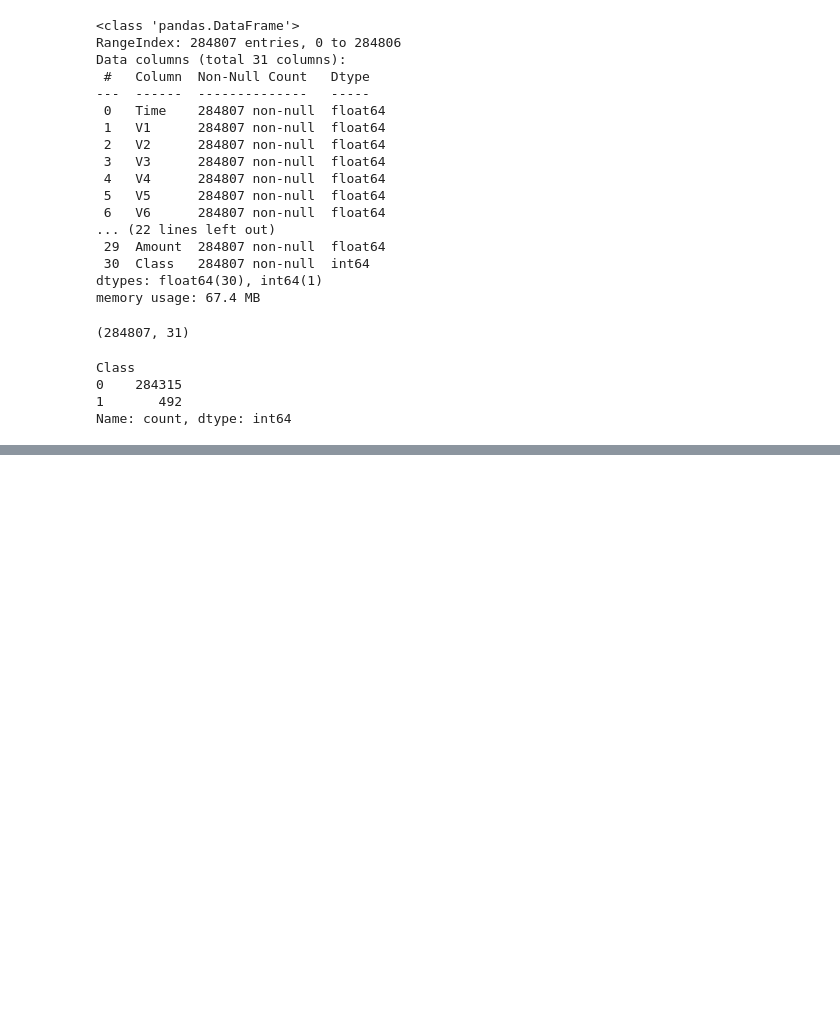
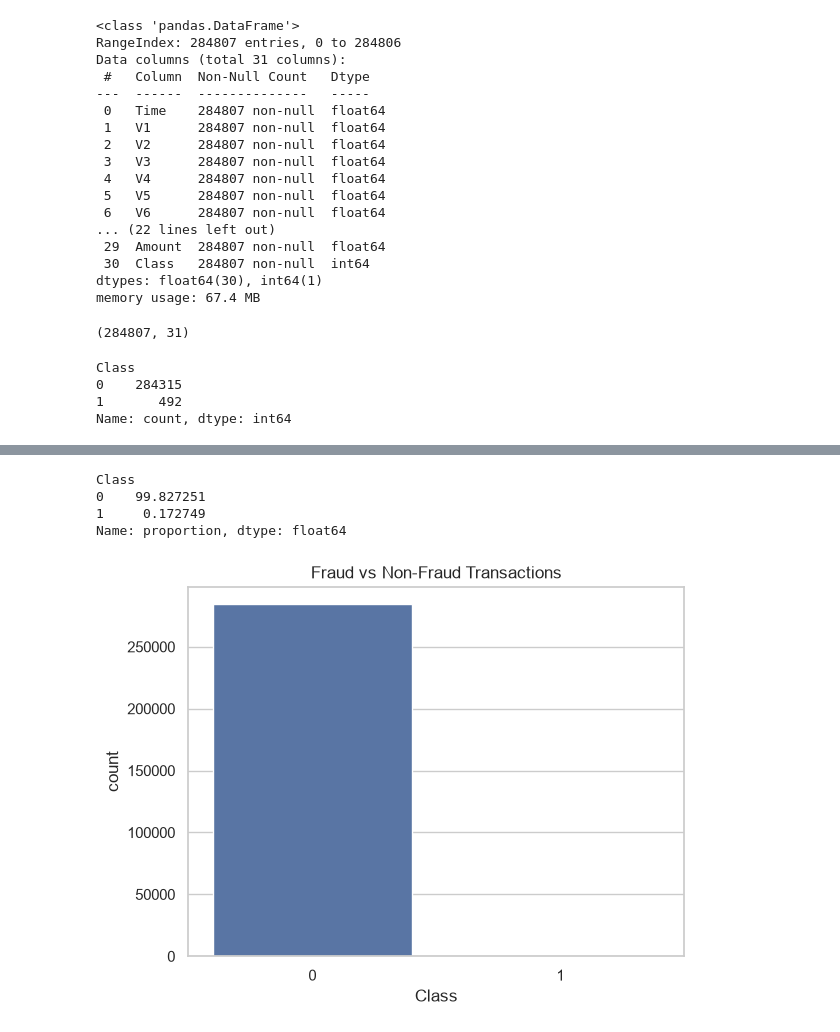
Before and after one commit to Harsh3919/Transactional-Fraud-Detection-Analysis, a Jupyter notebook: notebooks/fraud_detection_analysis.ipynb, the cells around one changed output, grey strips where cells are left out. Saved outputs shown, nothing was run; the diff lists cells and outputs as text; code cells hidden in the pictures; blank space fills up the shorter version.

```diff
--- a/notebooks/fraud_detection_analysis.ipynb
+++ b/notebooks/fraud_detection_analysis.ipynb
@@ -61,0 +82,14 @@ Name: count, dtype: int64
+# %%
+df['Class'].value_counts()
+df['Class'].value_counts(normalize=True) * 100
+# %% [output]
+Class
+0    99.827251
+1     0.172749
+Name: proportion, dtype: float64
+# %%
+sns.countplot(x='Class', data=df)
+plt.title('Fraud vs Non-Fraud Transactions')
+plt.show()
+# %% [output]
+[figure, added]
```
Also changed, not shown: parts of 3 cells of this notebook.
